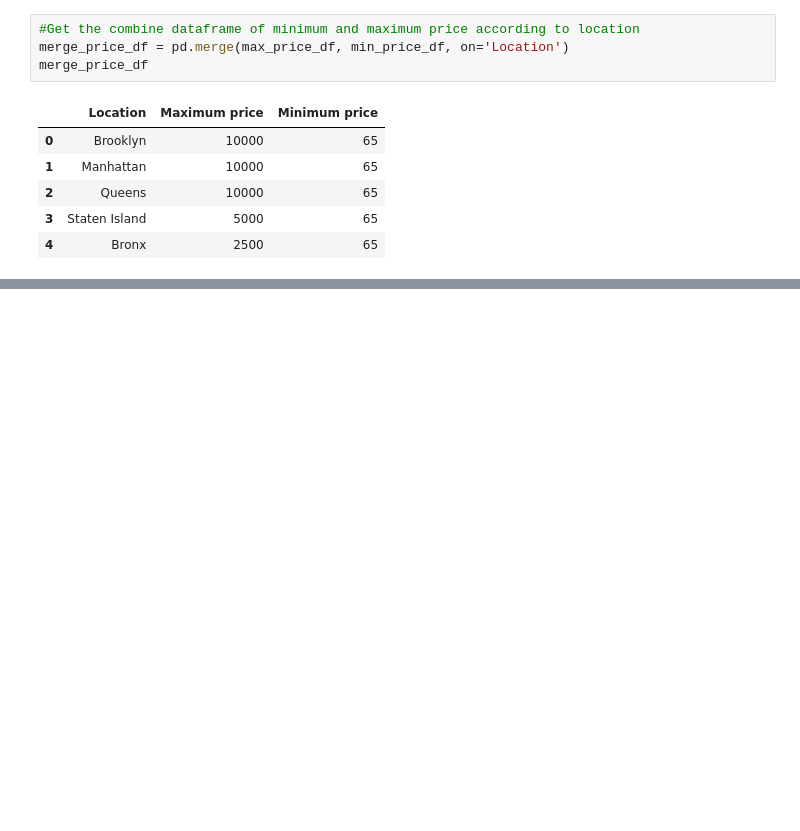
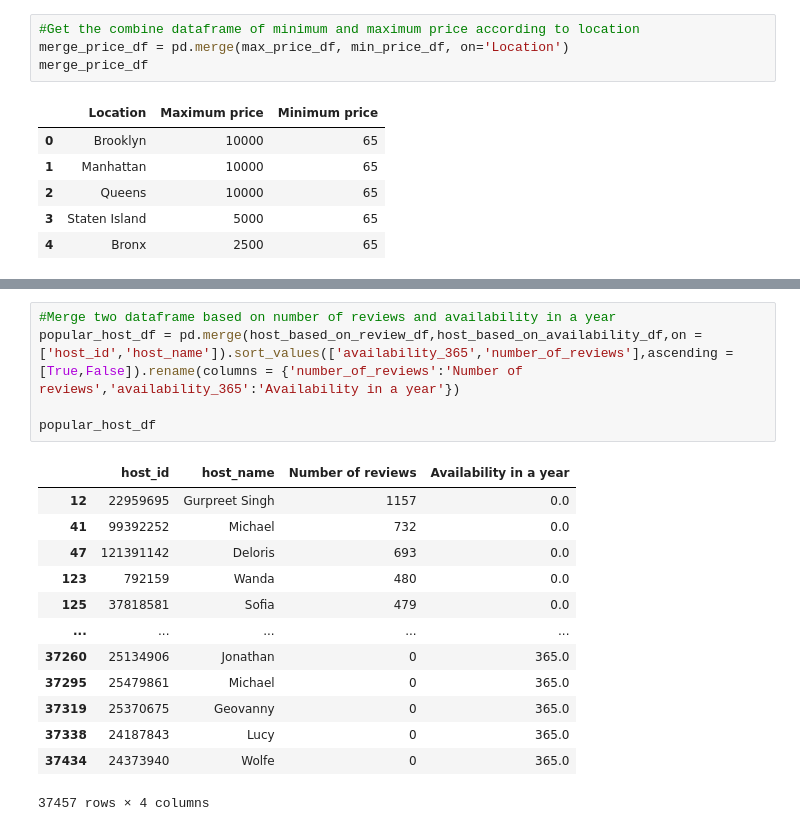
Before and after one commit to satendra-p/Airbnb_data-analysis, a Jupyter notebook: Team_Project_EDA_Capstone_ipynb.ipynb, the cells around one changed output, grey strips where cells are left out. Saved outputs shown, nothing was run; the diff lists cells and outputs as text; blank space fills up the shorter version.

```diff
--- a/Team_Project_EDA_Capstone_ipynb.ipynb
+++ b/Team_Project_EDA_Capstone_ipynb.ipynb
@@ -376,0 +416,19 @@ Text(0.5, 1.0, 'Maximum and minimum price according to location')
+# %%
+#Merge two dataframe based on number of reviews and availability in a year
+popular_host_df = pd.merge(host_based_on_review_df,host_based_on_availability_df,on = ['host_id','host_name']).sort_values(['availability_365','number_of_reviews'],ascending = [True,False]).rename(columns = {'number_of_reviews':'Number of reviews','availability_365':'Availability in a year'})
+
+popular_host_df
+# %% [output]
+|  | host_id | host_name | Number of reviews | Availability in a year |
+| 12 | 22959695 | Gurpreet Singh | 1157 | 0.0 |
+| 41 | 99392252 | Michael | 732 | 0.0 |
+| 47 | 121391142 | Deloris | 693 | 0.0 |
+| 123 | 792159 | Wanda | 480 | 0.0 |
+| 125 | 37818581 | Sofia | 479 | 0.0 |
+| ... | ... | ... | ... | ... |
+| 37260 | 25134906 | Jonathan | 0 | 365.0 |
+| 37295 | 25479861 | Michael | 0 | 365.0 |
+| 37319 | 25370675 | Geovanny | 0 | 365.0 |
+| 37338 | 24187843 | Lucy | 0 | 365.0 |
+| 37434 | 24373940 | Wolfe | 0 | 365.0 |
+37457 rows × 4 columns
```
Also changed, not shown: parts of 7 cells of this notebook.
